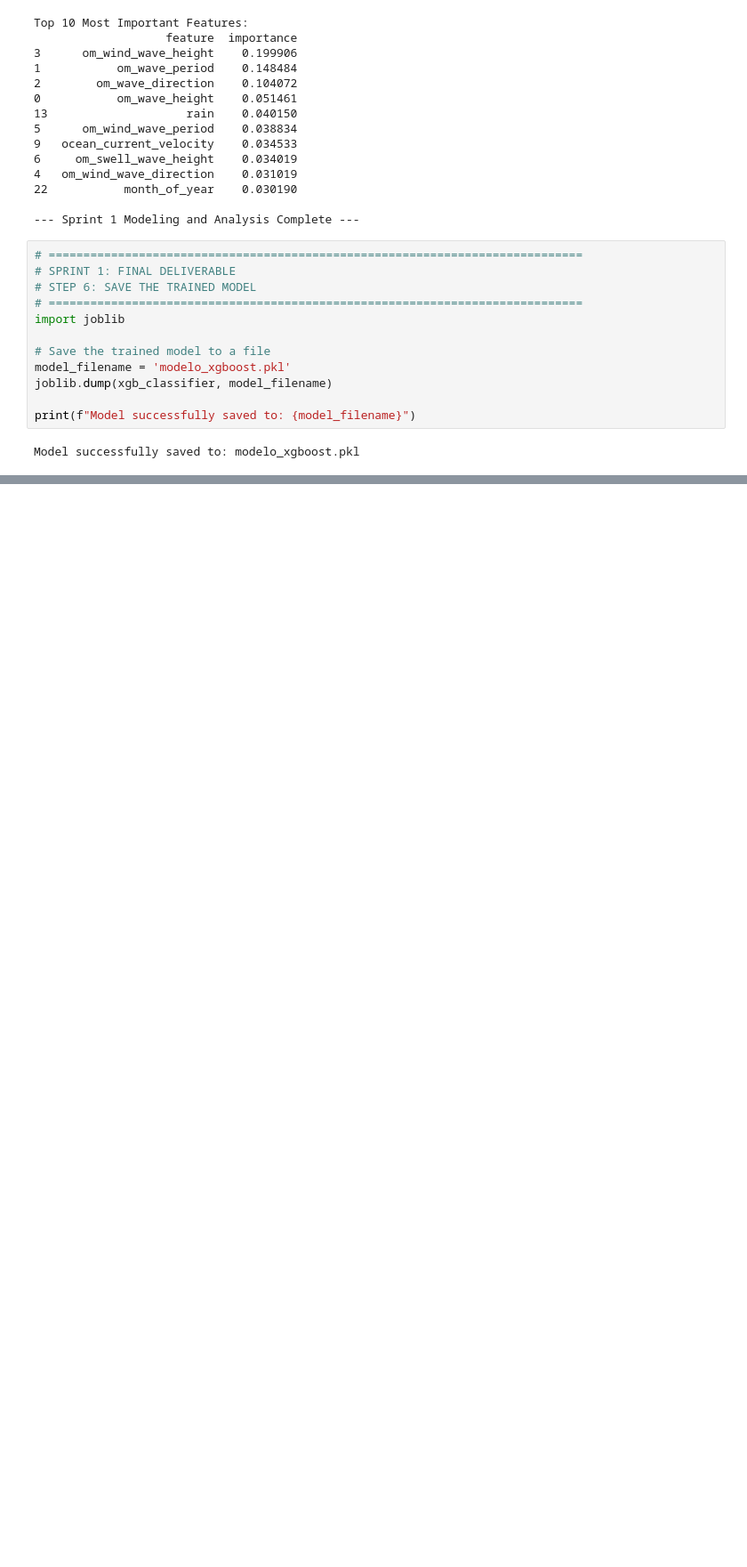
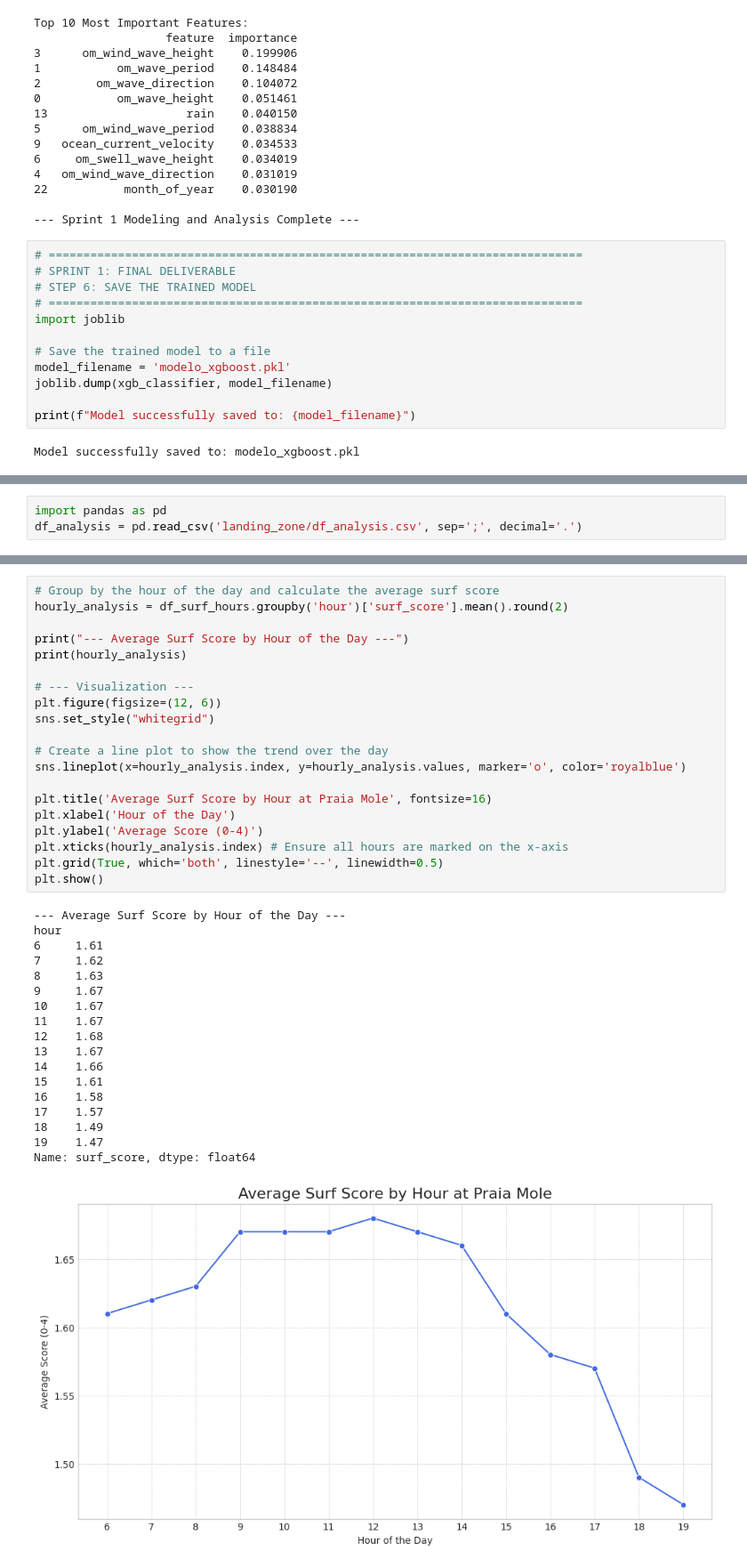
Before and after one commit to becolabs/SurfCast, a Jupyter notebook: 01_feature_exploration.ipynb, the cells around one changed output, grey strips where cells are left out. Shown at 89% size. Cells and saved outputs as stored; diff of their text form; blank space fills up the shorter version.

```diff
--- a/01_feature_exploration.ipynb
+++ b/01_feature_exploration.ipynb
@@ -2184,0 +2561,3 @@ Model successfully saved to: modelo_xgboost.pkl
+# %%
+import pandas as pd
+df_analysis = pd.read_csv('landing_zone/df_analysis.csv', sep=';', decimal='.')
@@ -2184,0 +2765,39 @@ Model successfully saved to: modelo_xgboost.pkl
+# %%
+# Group by the hour of the day and calculate the average surf score
+hourly_analysis = df_surf_hours.groupby('hour')['surf_score'].mean().round(2)
+
+print("--- Average Surf Score by Hour of the Day ---")
+print(hourly_analysis)
+
+# --- Visualization ---
+plt.figure(figsize=(12, 6))
+sns.set_style("whitegrid")
+
+# Create a line plot to show the trend over the day
+sns.lineplot(x=hourly_analysis.index, y=hourly_analysis.values, marker='o', color='royalblue')
+
+plt.title('Average Surf Score by Hour at Praia Mole', fontsize=16)
+plt.xlabel('Hour of the Day')
+plt.ylabel('Average Score (0-4)')
+plt.xticks(hourly_analysis.index) # Ensure all hours are marked on the x-axis
+plt.grid(True, which='both', linestyle='--', linewidth=0.5)
+plt.show()
+# %% [output]
+--- Average Surf Score by Hour of the Day ---
+hour
+6     1.61
+7     1.62
+8     1.63
+9     1.67
+10    1.67
+11    1.67
+12    1.68
+13    1.67
+14    1.66
+15    1.61
+16    1.58
+17    1.57
+18    1.49
+19    1.47
+Name: surf_score, dtype: float64
+[figure, added]
```
Also changed, not shown: parts of 24 cells of this notebook, 3 other files.
